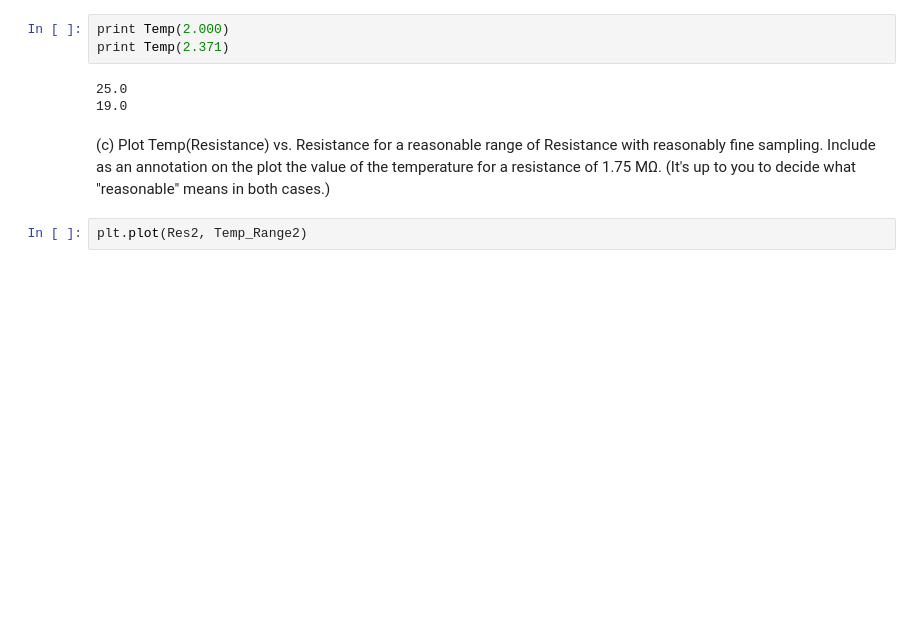
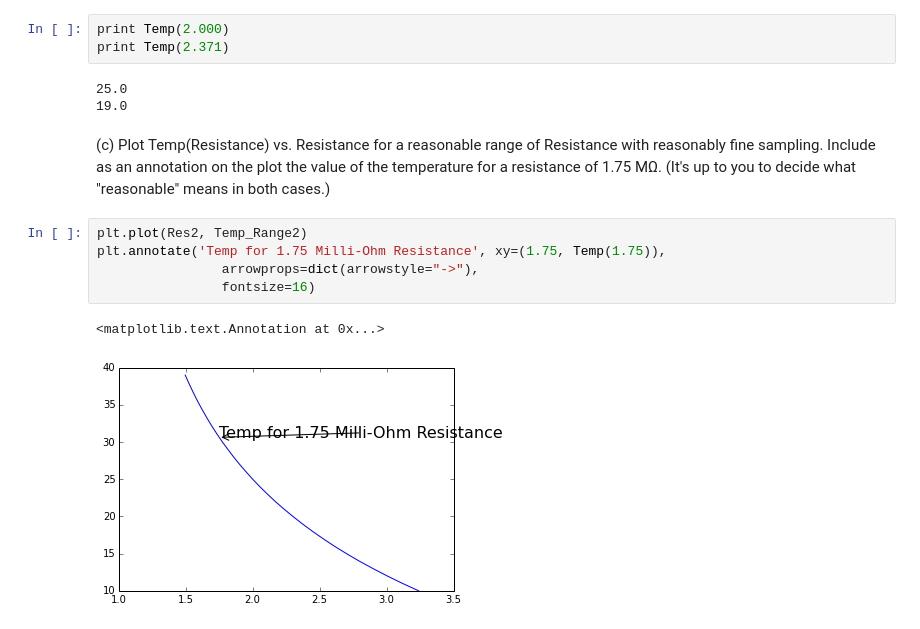
Before and after one commit to sfunkhou/PHYS202-S14, a Jupyter notebook: SciPy/InterpolationExercises.ipynb, the cells around one changed output. Drawn from its saved outputs; the diff is of its cells as text; blank space fills up the shorter version.

```diff
--- a/SciPy/InterpolationExercises.ipynb
+++ b/SciPy/InterpolationExercises.ipynb
@@ -91,5 +91,11 @@ print Temp(2.371)
 19.0
 # %% [markdown]
 (c) Plot Temp(Resistance) vs. Resistance for a reasonable range of Resistance with reasonably fine sampling. Include as an annotation on the plot the value of the temperature for a resistance of 1.75 MΩ. (It's up to you to decide what "reasonable" means in both cases.)
-# %%
-plt.plot(Res2, Temp_Range2)
+# %%
+plt.plot(Res2, Temp_Range2)
+plt.annotate('Temp for 1.75 Milli-Ohm Resistance', xy=(1.75, Temp(1.75)),
+                arrowprops=dict(arrowstyle="->"),
+                fontsize=16)
+# %% [output]
+<matplotlib.text.Annotation at 0x...>
+[figure, added]
```
Also changed, not shown: 2 other files.
